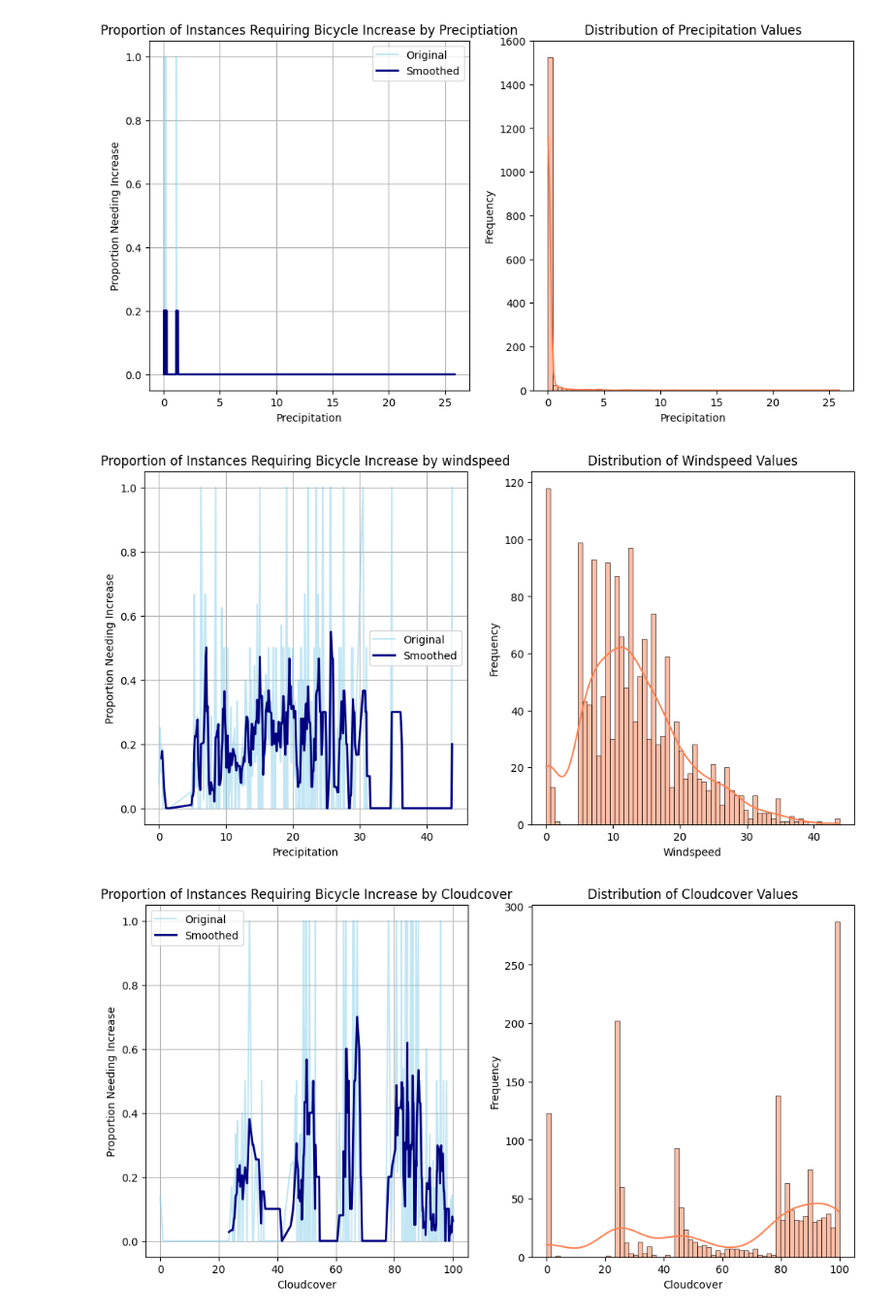
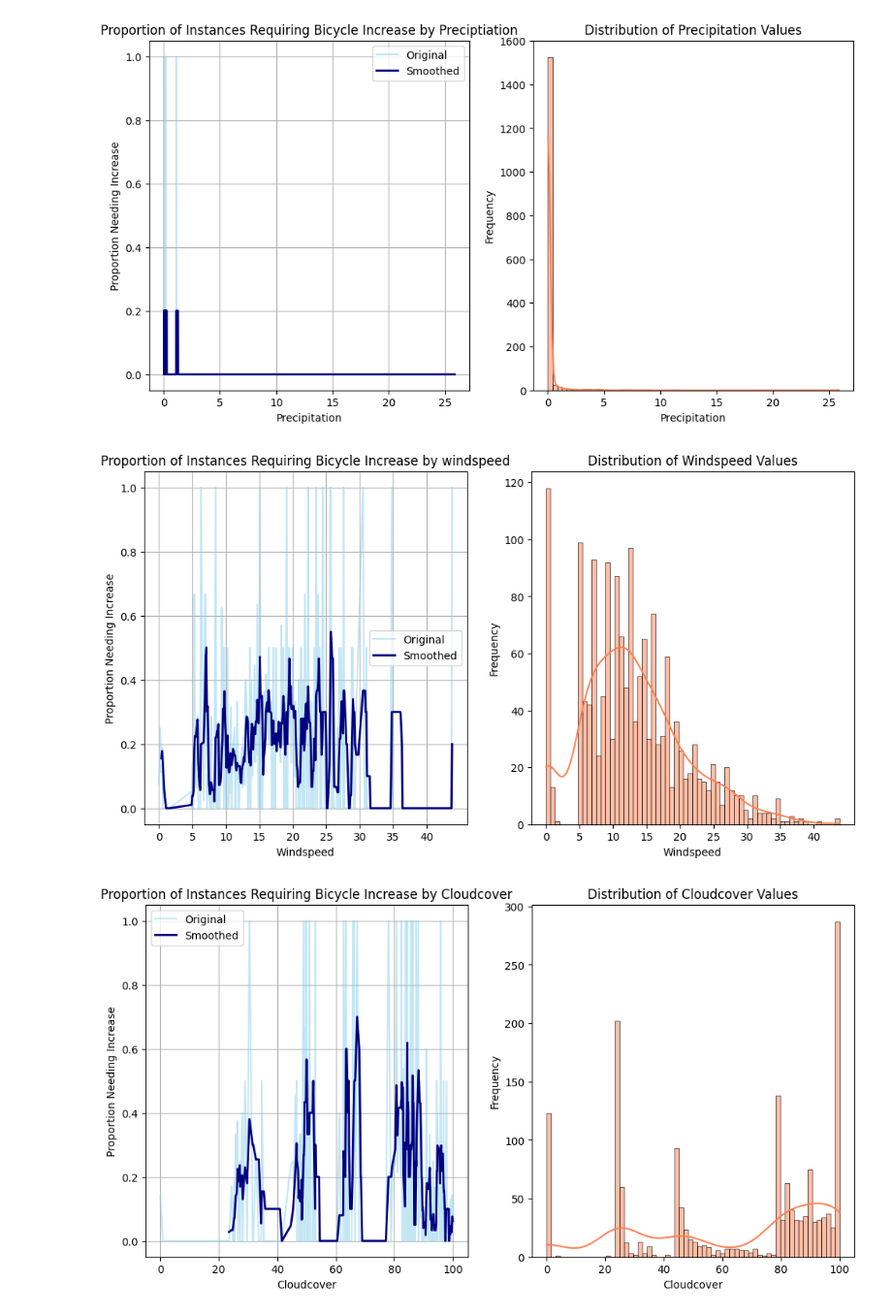
Before and after one commit to ViktorBakken/SM-r, a Jupyter notebook: data_analysis/analysis_of_rest.ipynb, the cells around one changed output. Shown at 97% size. Cells and saved outputs as stored; diff of their text form; code cells hidden in the pictures.

```diff
--- a/data_analysis/analysis_of_rest.ipynb
+++ b/data_analysis/analysis_of_rest.ipynb
@@ -117,27 +119,29 @@ plt.show()
 # %%
 windspeed_trend  = df.groupby('windspeed')['increase_stock'].mean()
 
 #Calculate a moving average with a window size of 5
 windspeed_trend_smoothed = windspeed_trend.rolling(window=5).mean()
 
 plt.figure(figsize=(12,6))
 plt.subplot(1,2,1)
 plt.plot(windspeed_trend.index, windspeed_trend.values, label='Original', color='skyblue', alpha=0.5)
 plt.plot(windspeed_trend_smoothed.index, windspeed_trend_smoothed.values, label='Smoothed', color='navy', linewidth=2)
-plt.xlabel("Precipitation")
+plt.xlabel("Windspeed")
+plt.xticks(ticks=np.arange(0, 45, 5))
 plt.ylabel("Proportion Needing Increase")
 plt.title("Proportion of Instances Requiring Bicycle Increase by windspeed")
 plt.legend()
 plt.grid(True)
 
 plt.subplot(1,2,2)
 sns.histplot(df['windspeed'], bins=64, kde=True, color='coral')
 plt.xlabel('Windspeed')
+plt.xticks(ticks=np.arange(0, 45, 5))
 plt.ylabel('Frequency')
 plt.title('Distribution of Windspeed Values')
 plt.show()
 # %% [output]
-[figure, old version]
+[figure, new version]
 # %%
 cloudcover_trend  = df.groupby('cloudcover')['increase_stock'].mean()
 
```
Also changed, not shown: parts of 6 cells of this notebook, 1 other file.
